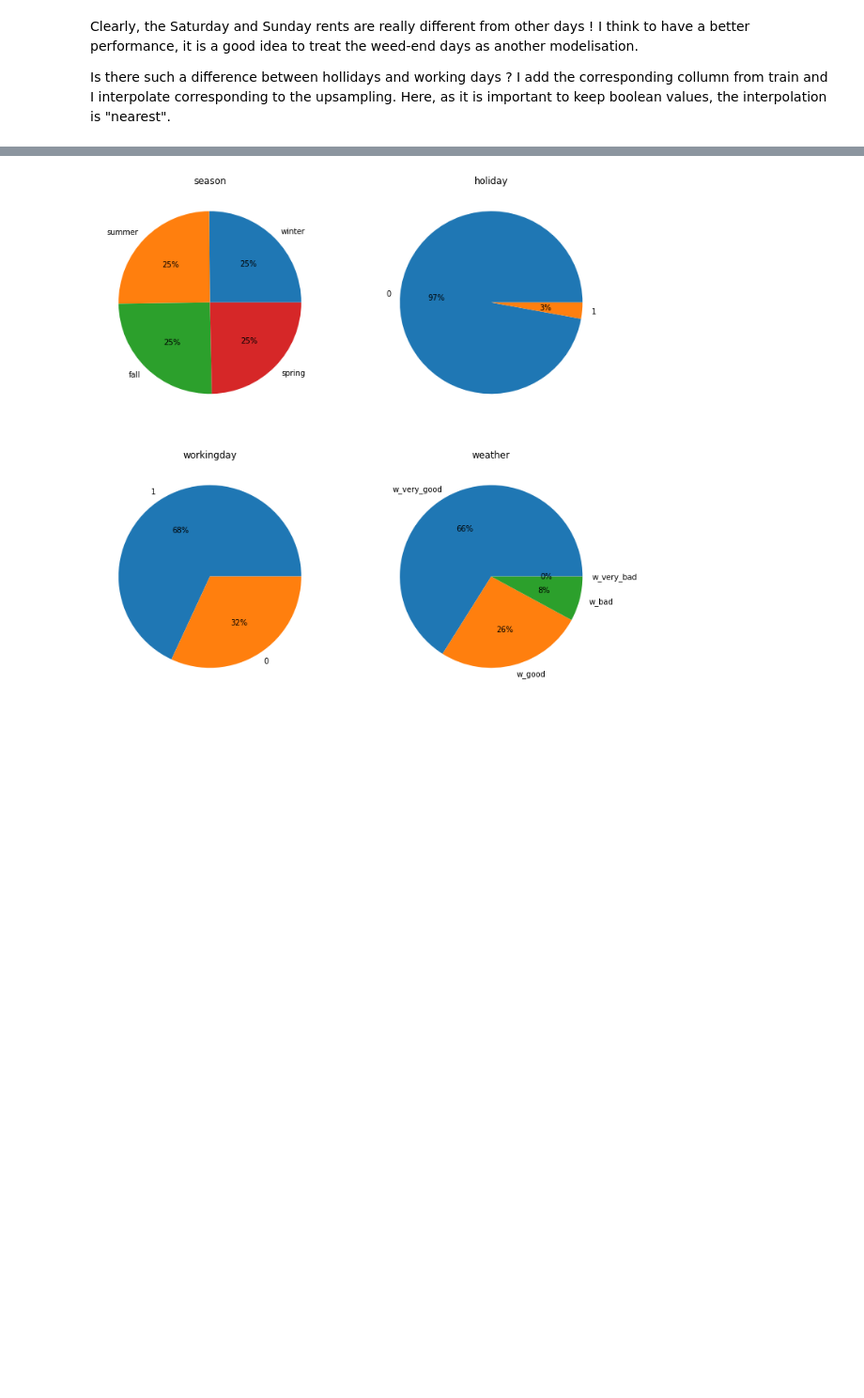
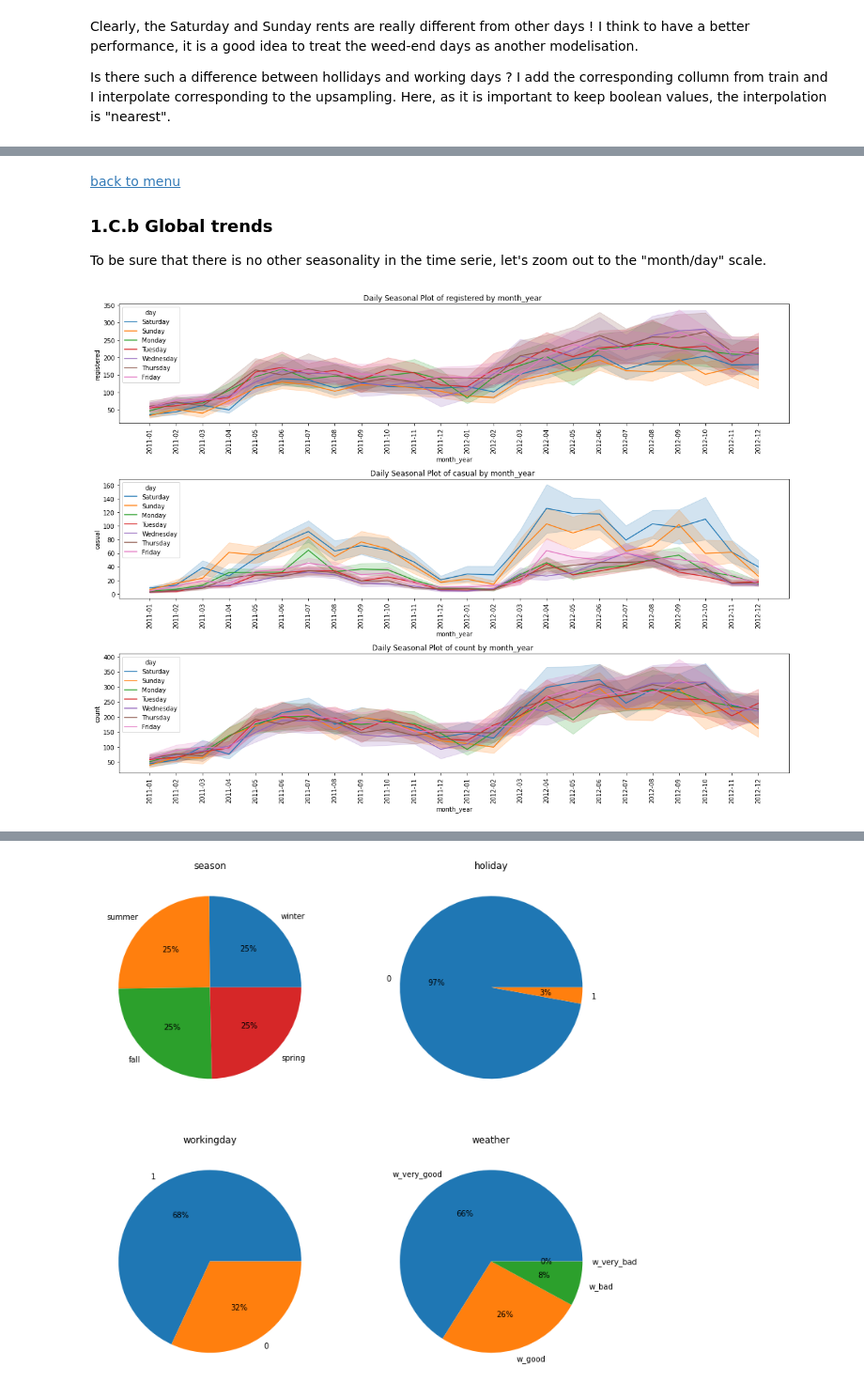
Before and after one commit to ClaireGayral/kaggle_bikes, a Jupyter notebook: bike_exploratory_analysis.ipynb, the cells around one changed output, grey strips where cells are left out. Shown at 94% size. Saved outputs shown, nothing was run; the diff lists cells and outputs as text; code cells hidden in the pictures; blank space fills up the shorter version.

Commit message:
TS : seasonnality, trend on the global ts

```diff
--- a/bike_exploratory_analysis.ipynb
+++ b/bike_exploratory_analysis.ipynb
@@ -573,0 +590,34 @@ df
+# %% [markdown]
+
+<a id ="section1.3.2"></a>
+[back to menu](#menu)
+
+### 1.C.b Global trends
+
+To be sure that there is no other seasonality in the time serie, let's zoom out to the "month/day" scale.
+# %%
+df_ts.loc[:,"month_year"] = df_ts.index.strftime('%Y-%m')
+
+plt.figure(figsize=(16,12))#, dpi= 80)
+plt.subplot(3,1,1)
+contract = "registered"
+sns.lineplot(x="month_year", y=contract, hue="day", data=df_ts)
+plt.xticks(rotation=90)
+plt.title("Daily Seasonal Plot of "+ contract +" by month_year ", fontsize=12)
+
+plt.subplot(3,1,2)
+contract = "casual"
+sns.lineplot(x="month_year", y=contract, hue="day", data=df_ts)
+plt.xticks(rotation=90)
+plt.title("Daily Seasonal Plot of "+ contract +" by month_year ", fontsize=12)
+
+plt.subplot(3,1,3)
+contract = "count"
+sns.lineplot(x="month_year", y=contract, hue="day", data=df_ts)
+plt.xticks(rotation=90)
+plt.title("Daily Seasonal Plot of "+ contract +" by month_year ", fontsize=12)
+
+plt.tight_layout()
+plt.show()
+# %% [output]
+[figure, added]
```
Also changed, not shown: parts of 82 cells of this notebook.
